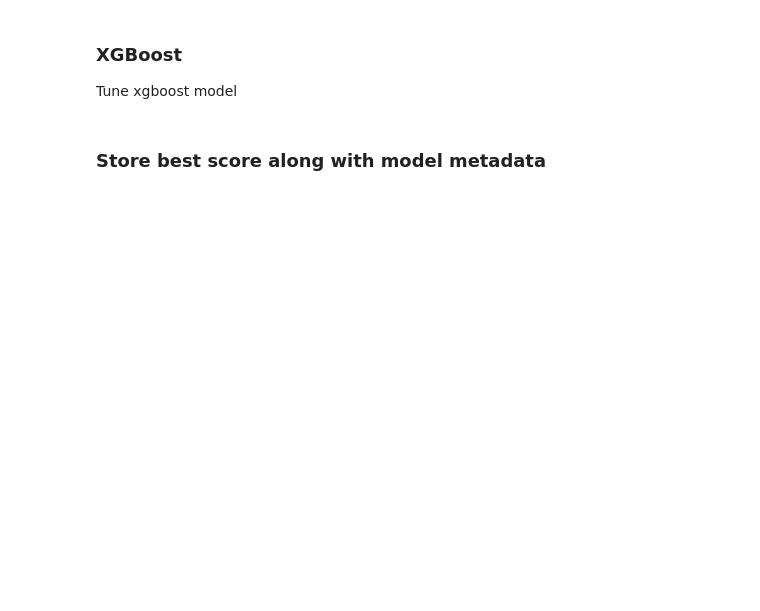
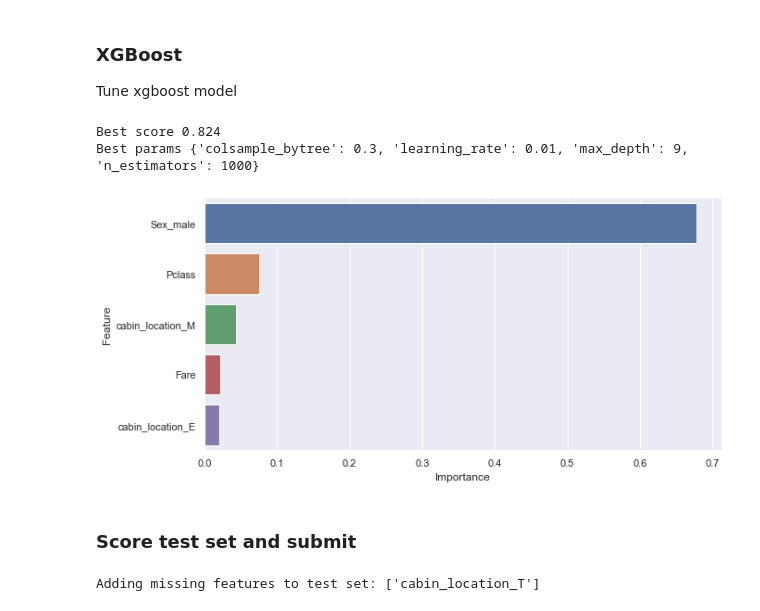
Before and after one commit to jdidcote/kaggle-competitions, a Jupyter notebook: Titanic/Titanic.ipynb, the cells around one changed output. Cells and saved outputs as stored; diff of their text form; code cells hidden in the pictures; blank space fills up the shorter version.

```diff
--- a/Titanic/Titanic.ipynb
+++ b/Titanic/Titanic.ipynb
@@ -118,14 +187,10 @@ stratified_kfold = StratifiedKFold(n_splits=3)
 
 clf = GridSearchCV(estimator=xgb,
                    param_grid=params,
-                   scoring='roc_auc',
+                   scoring='accuracy',
                    verbose=1,
                    n_jobs=-1,
                    cv=stratified_kfold)
 
 clf.fit(X, y)
-
-print(clf.best_score_)
 xgb_tuned = clf.best_estimator_
-# %% [markdown]
-### Store best score along with model metadata
@@ -183 +197,29 @@ print(_.best_scoring_metadata)
+# %%
+print(f"Best score {round(clf.best_score_, 3)}")
+print(f"Best params {clf.best_params_}")
+
+plot_importances(clf.best_estimator_, X.columns, 5)
+# %% [output]
+Best score 0.824
+Best params {'colsample_bytree': 0.3, 'learning_rate': 0.01, 'max_depth': 9, 'n_estimators': 1000}
+[figure, added]
+# %% [markdown]
+### Score test set and submit
+# %%
+df_test = load_raw_data("test", DROP_COLS)
+df_test = extract_cabin_features(df_test)
+df_test = impute_data(df_test)
+df_test = ohe(df_test)
+
+# Add in additional features if groups missing from test set
+missing_features = list(
+    set(X) -
+    set(df_test.drop("PassengerId", axis=1).columns)
+)
+print(f"Adding missing features to test set: {missing_features}")
+
+for missing_feature in missing_features:
+    df_test[missing_feature] = 0
+# %% [output]
+Adding missing features to test set: ['cabin_location_T']
 # %%
```
Also changed, not shown: parts of 20 cells of this notebook.
